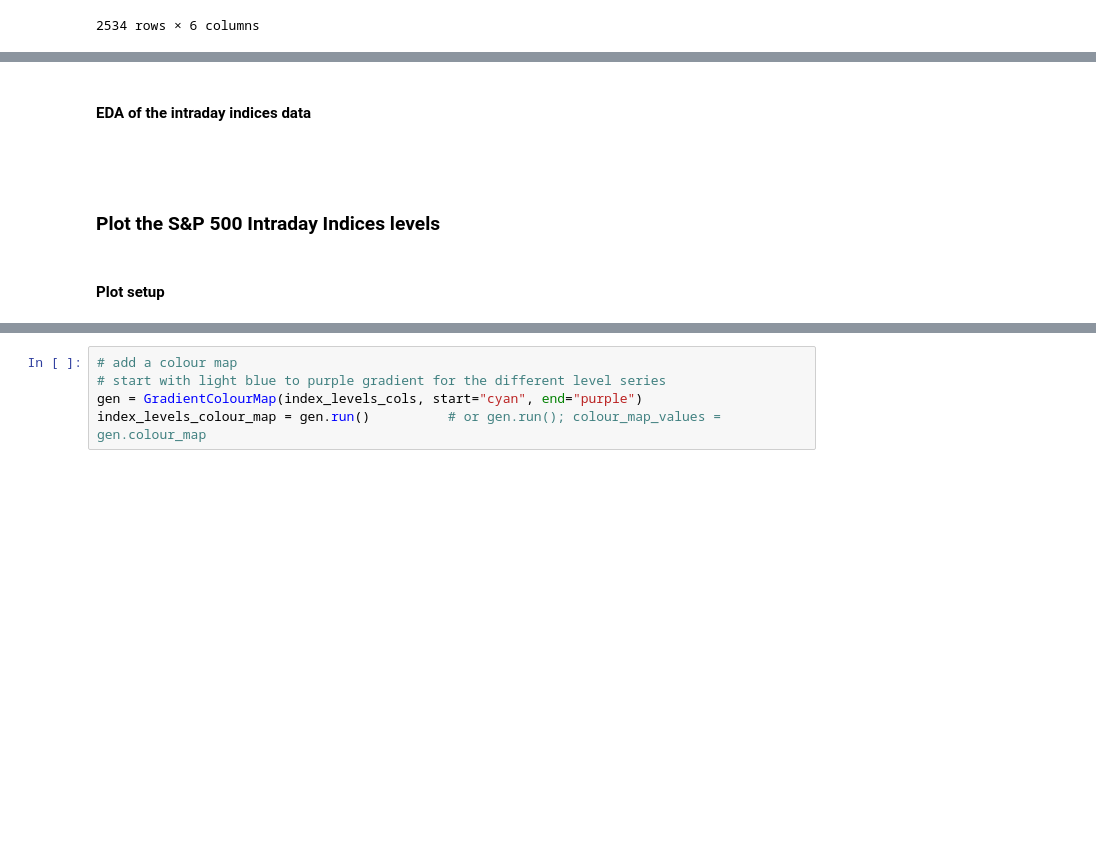
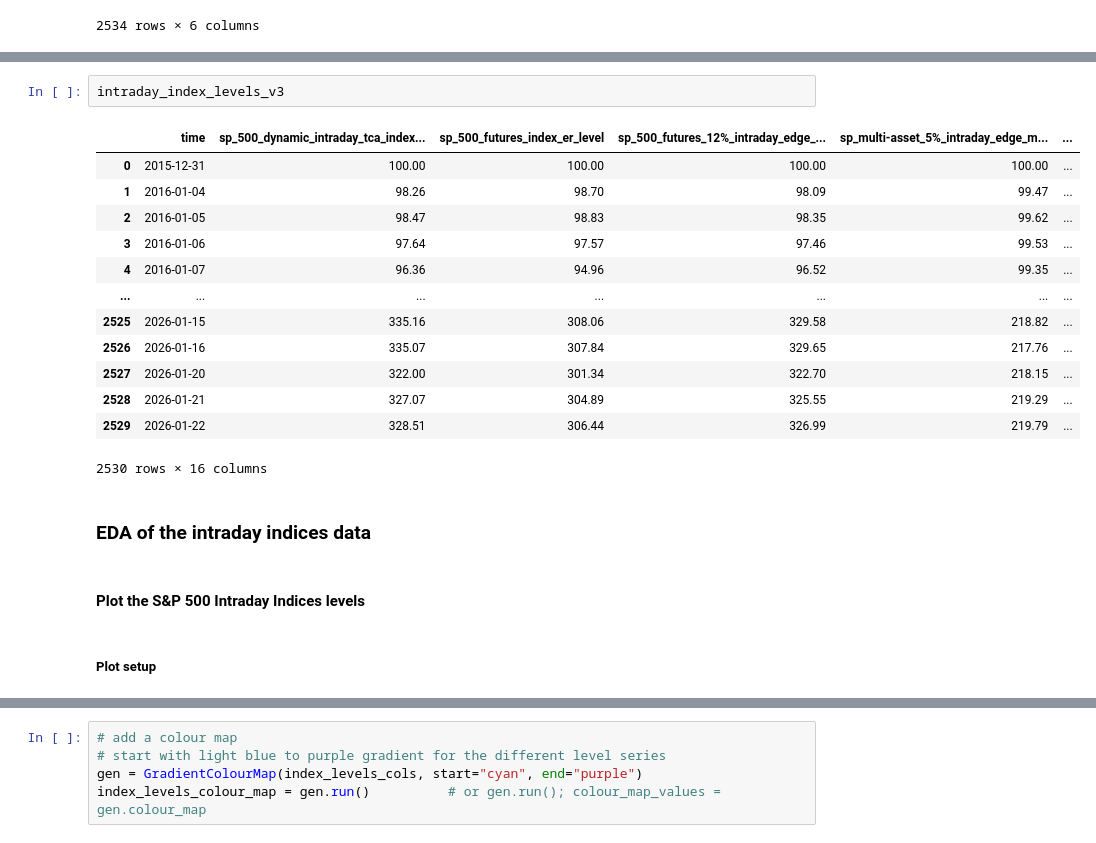
Before and after one commit to danielhalm1407/Risk-Control-Using-a-Bayesian-Joint-Quantile-Time-Series-Model-For-Asset-Returns, a Jupyter notebook: notebooks/NB02_Backtest_Intraday.ipynb, the cells around one changed output, grey strips where cells are left out. Drawn from its saved outputs; the diff is of its cells as text; blank space fills up the shorter version.

```diff
--- a/notebooks/NB02_Backtest_Intraday.ipynb
+++ b/notebooks/NB02_Backtest_Intraday.ipynb
@@ -497,11 +517,25 @@ intraday_index_levels_v2
+# %%
+intraday_index_levels_v3
+# %% [output]
+|  | time | sp_500_dynamic_intraday_tca_index... | sp_500_futures_index_er_level | sp_500_futures_12%_intraday_edge_... | sp_multi-asset_5%_intraday_edge_m... | ... |
+| 0 | 2015-12-31 | 100.00 | 100.00 | 100.00 | 100.00 | ... |
+| 1 | 2016-01-04 | 98.26 | 98.70 | 98.09 | 99.47 | ... |
+| 2 | 2016-01-05 | 98.47 | 98.83 | 98.35 | 99.62 | ... |
+| 3 | 2016-01-06 | 97.64 | 97.57 | 97.46 | 99.53 | ... |
+| 4 | 2016-01-07 | 96.36 | 94.96 | 96.52 | 99.35 | ... |
+| ... | ... | ... | ... | ... | ... | ... |
+| 2525 | 2026-01-15 | 335.16 | 308.06 | 329.58 | 218.82 | ... |
+| 2526 | 2026-01-16 | 335.07 | 307.84 | 329.65 | 217.76 | ... |
+| 2527 | 2026-01-20 | 322.00 | 301.34 | 322.70 | 218.15 | ... |
+| 2528 | 2026-01-21 | 327.07 | 304.89 | 325.55 | 219.29 | ... |
+| 2529 | 2026-01-22 | 328.51 | 306.44 | 326.99 | 219.79 | ... |
+2530 rows × 16 columns
 # %% [markdown]
-#### EDA of the intraday indices data
+### EDA of the intraday indices data
+# %% [markdown]
+#### Plot the S&P 500 Intraday Indices levels
 # %% [markdown]
-#####
+##### Plot setup
-# %% [markdown]
-### Plot the S&P 500 Intraday Indices levels
-# %% [markdown]
-#### Plot setup
 # %%
 # Specify the correct columns that we want to plot:
 # all the columns that have 'period_return' in their name
```
Also changed, not shown: parts of 67 cells of this notebook, 4 other files.
